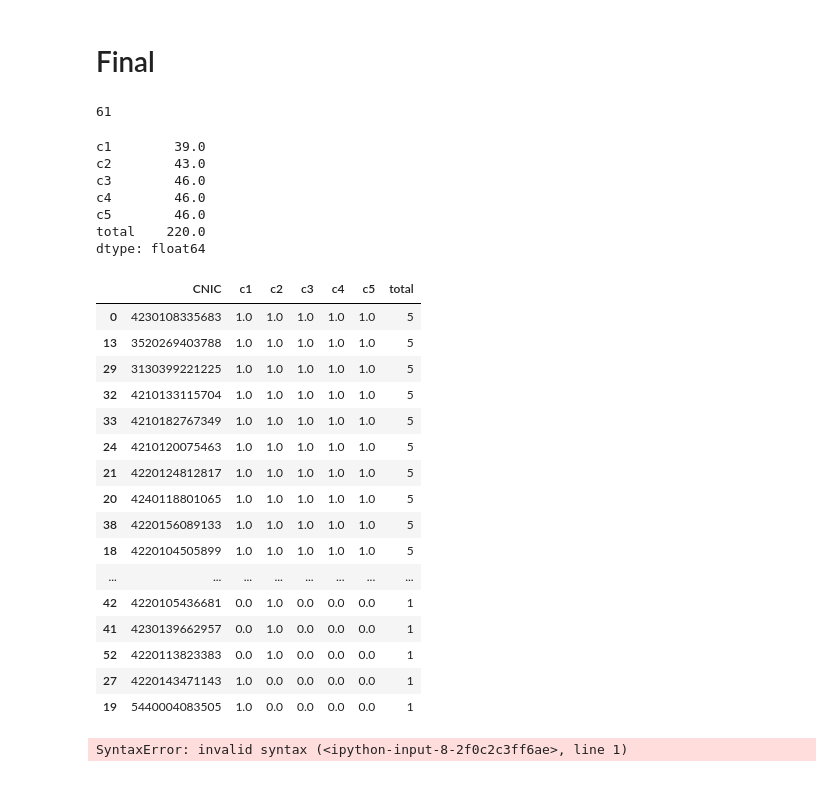
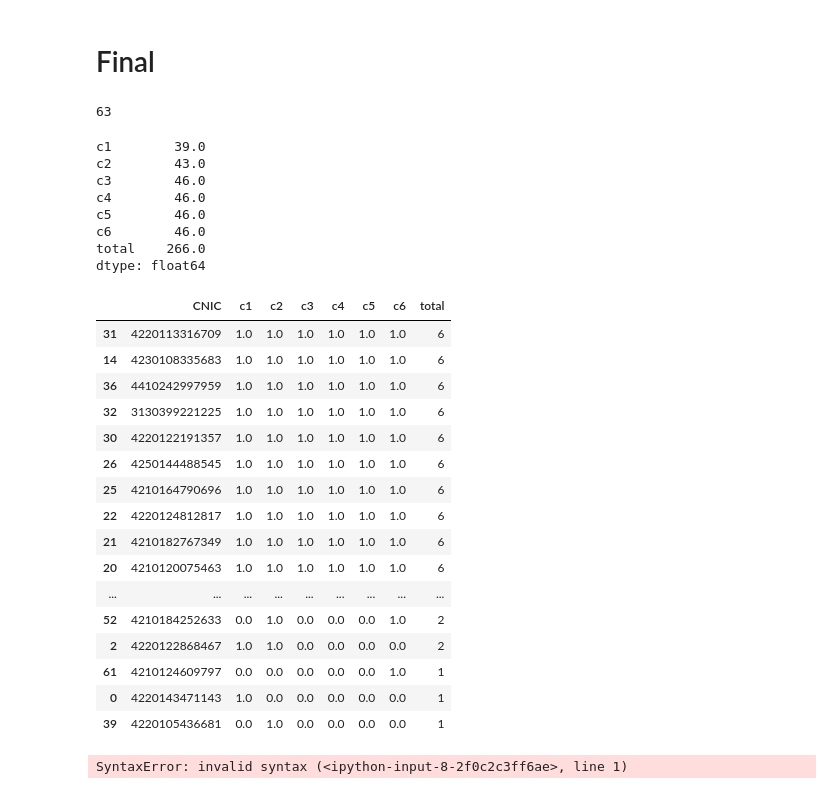
Before and after one commit to EnggQasim/NED_ML_batch3, a Jupyter notebook: attendance.ipynb, the cells around one changed output. Saved outputs shown, nothing was run; the diff lists cells and outputs as text; code cells hidden in the pictures.

```diff
--- a/attendance.ipynb
+++ b/attendance.ipynb
@@ -820,45 +996,49 @@ df5.head()
 # %%
 df = df1.merge(df2,on='CNIC', how='outer').fillna(0).merge(df3,
                                                           on="CNIC",
                                                           how='outer').fillna(0).\
 merge(df4,
        on="CNIC",
        how='outer').fillna(0)\
 .merge(df5,
        on="CNIC",
+       how='outer').fillna(0)\
+.merge(df6,
+       on="CNIC",
        how='outer').fillna(0)
 
 df['total'] = df.iloc[:,1:].astype(int).sum(axis=1)
 df.sort_values(by="total", inplace=True, ascending=False)
 print(len(df))
 display(df.iloc[:,1:].sum(axis=0).T)
 df.head(60)
 # %% [output]
-61
+63
 c1        39.0
 c2        43.0
 c3        46.0
 c4        46.0
 c5        46.0
-total    220.0
+c6        46.0
+total    266.0
 dtype: float64
-|  | CNIC | c1 | c2 | c3 | c4 | c5 | total |
-| 0 | 4230108335683 | 1.0 | 1.0 | 1.0 | 1.0 | 1.0 | 5 |
-| 13 | 3520269403788 | 1.0 | 1.0 | 1.0 | 1.0 | 1.0 | 5 |
-| 29 | 3130399221225 | 1.0 | 1.0 | 1.0 | 1.0 | 1.0 | 5 |
-| 32 | 4210133115704 | 1.0 | 1.0 | 1.0 | 1.0 | 1.0 | 5 |
-| 33 | 4210182767349 | 1.0 | 1.0 | 1.0 | 1.0 | 1.0 | 5 |
-| 24 | 4210120075463 | 1.0 | 1.0 | 1.0 | 1.0 | 1.0 | 5 |
-| 21 | 4220124812817 | 1.0 | 1.0 | 1.0 | 1.0 | 1.0 | 5 |
-| 20 | 4240118801065 | 1.0 | 1.0 | 1.0 | 1.0 | 1.0 | 5 |
-| 38 | 4220156089133 | 1.0 | 1.0 | 1.0 | 1.0 | 1.0 | 5 |
-| 18 | 4220104505899 | 1.0 | 1.0 | 1.0 | 1.0 | 1.0 | 5 |
-| ... | ... | ... | ... | ... | ... | ... | ... |
-| 42 | 4220105436681 | 0.0 | 1.0 | 0.0 | 0.0 | 0.0 | 1 |
-| 41 | 4230139662957 | 0.0 | 1.0 | 0.0 | 0.0 | 0.0 | 1 |
-| 52 | 4220113823383 | 0.0 | 1.0 | 0.0 | 0.0 | 0.0 | 1 |
-| 27 | 4220143471143 | 1.0 | 0.0 | 0.0 | 0.0 | 0.0 | 1 |
-| 19 | 5440004083505 | 1.0 | 0.0 | 0.0 | 0.0 | 0.0 | 1 |
+|  | CNIC | c1 | c2 | c3 | c4 | c5 | c6 | total |
+| 31 | 4220113316709 | 1.0 | 1.0 | 1.0 | 1.0 | 1.0 | 1.0 | 6 |
+| 14 | 4230108335683 | 1.0 | 1.0 | 1.0 | 1.0 | 1.0 | 1.0 | 6 |
+| 36 | 4410242997959 | 1.0 | 1.0 | 1.0 | 1.0 | 1.0 | 1.0 | 6 |
+| 32 | 3130399221225 | 1.0 | 1.0 | 1.0 | 1.0 | 1.0 | 1.0 | 6 |
+| 30 | 4220122191357 | 1.0 | 1.0 | 1.0 | 1.0 | 1.0 | 1.0 | 6 |
+| 26 | 4250144488545 | 1.0 | 1.0 | 1.0 | 1.0 | 1.0 | 1.0 | 6 |
+| 25 | 4210164790696 | 1.0 | 1.0 | 1.0 | 1.0 | 1.0 | 1.0 | 6 |
+| 22 | 4220124812817 | 1.0 | 1.0 | 1.0 | 1.0 | 1.0 | 1.0 | 6 |
+| 21 | 4210182767349 | 1.0 | 1.0 | 1.0 | 1.0 | 1.0 | 1.0 | 6 |
+| 20 | 4210120075463 | 1.0 | 1.0 | 1.0 | 1.0 | 1.0 | 1.0 | 6 |
+| ... | ... | ... | ... | ... | ... | ... | ... | ... |
+| 52 | 4210184252633 | 0.0 | 1.0 | 0.0 | 0.0 | 0.0 | 1.0 | 2 |
+| 2 | 4220122868467 | 1.0 | 1.0 | 0.0 | 0.0 | 0.0 | 0.0 | 2 |
+| 61 | 4210124609797 | 0.0 | 0.0 | 0.0 | 0.0 | 0.0 | 1.0 | 1 |
+| 0 | 4220143471143 | 1.0 | 0.0 | 0.0 | 0.0 | 0.0 | 0.0 | 1 |
+| 39 | 4220105436681 | 0.0 | 1.0 | 0.0 | 0.0 | 0.0 | 0.0 | 1 |
 # %%
 function abc(a,b){ a + b}
 
```
Also changed, not shown: parts of 8 cells of this notebook, 10 other files.
